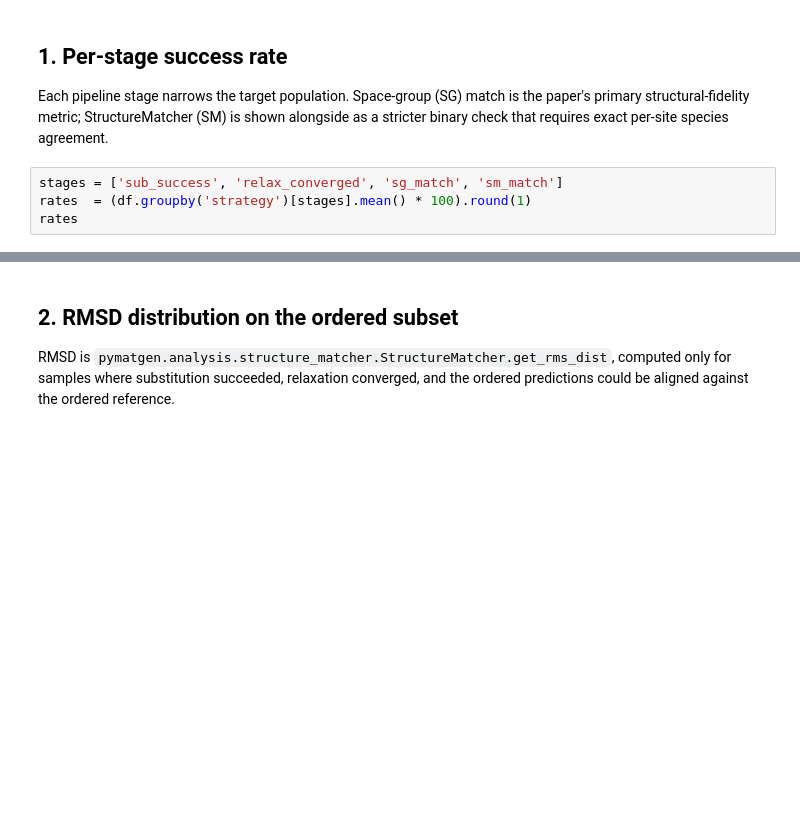
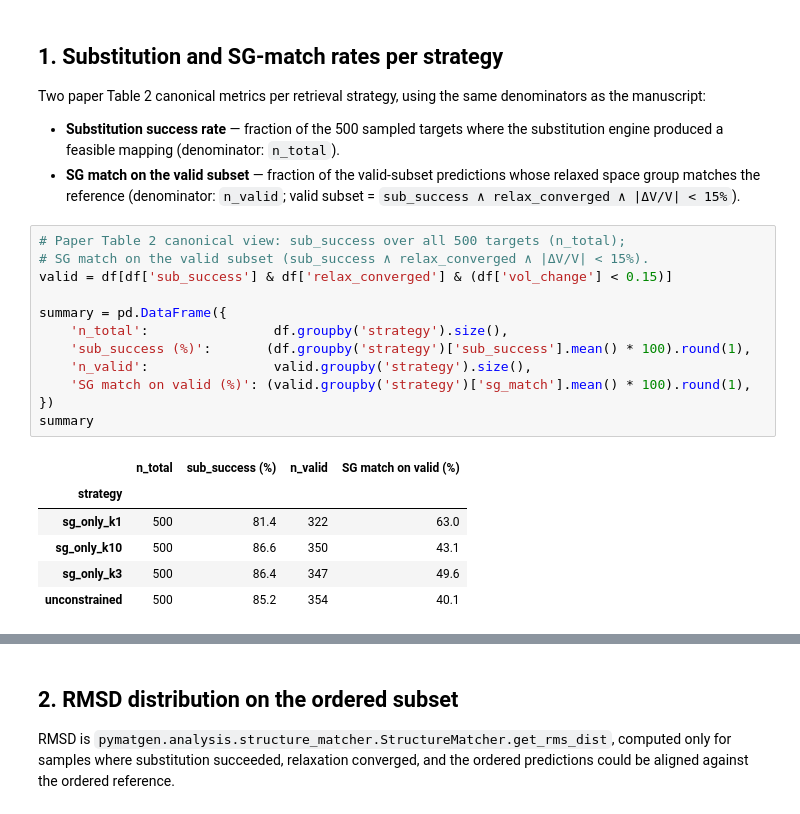
Before and after one commit to yjwu-sci/csp-workflow-mp, a Jupyter notebook: notebooks/02_visualise_predictions.ipynb, the cells around one changed output, grey strips where cells are left out. Cells and saved outputs as stored; diff of their text form; blank space fills up the shorter version.

```diff
--- a/notebooks/02_visualise_predictions.ipynb
+++ b/notebooks/02_visualise_predictions.ipynb
@@ -26,10 +34,28 @@ df.head()
 # %% [markdown]
-## 1. Per-stage success rate
+## 1. Substitution and SG-match rates per strategy
 
-Each pipeline stage narrows the target population. Space-group (SG) match is the paper's primary structural-fidelity metric; StructureMatcher (SM) is shown alongside as a stricter binary check that requires exact per-site species agreement.
+Two paper Table 2 canonical metrics per retrieval strategy, using the same denominators as the manuscript:
+
+- **Substitution success rate** — fraction of the 500 sampled targets where the substitution engine produced a feasible mapping (denominator: `n_total`).
+- **SG match on the valid subset** — fraction of the valid-subset predictions whose relaxed space group matches the reference (denominator: `n_valid`; valid subset = `sub_success ∧ relax_converged ∧ |ΔV/V| < 15%`).
 # %%
-stages = ['sub_success', 'relax_converged', 'sg_match', 'sm_match']
-rates  = (df.groupby('strategy')[stages].mean() * 100).round(1)
-rates
+# Paper Table 2 canonical view: sub_success over all 500 targets (n_total);
+# SG match on the valid subset (sub_success ∧ relax_converged ∧ |ΔV/V| < 15%).
+valid = df[df['sub_success'] & df['relax_converged'] & (df['vol_change'] < 0.15)]
+
+summary = pd.DataFrame({
+    'n_total':                df.groupby('strategy').size(),
+    'sub_success (%)':       (df.groupby('strategy')['sub_success'].mean() * 100).round(1),
+    'n_valid':                valid.groupby('strategy').size(),
+    'SG match on valid (%)': (valid.groupby('strategy')['sg_match'].mean() * 100).round(1),
+})
+summary
+# %% [output]
+|  | n_total | sub_success (%) | n_valid | SG match on valid (%) |
+| strategy |  |  |  |  |
+| sg_only_k1 | 500 | 81.4 | 322 | 63.0 |
+| sg_only_k10 | 500 | 86.6 | 350 | 43.1 |
+| sg_only_k3 | 500 | 86.4 | 347 | 49.6 |
+| unconstrained | 500 | 85.2 | 354 | 40.1 |
 # %%
 fig, ax = plt.subplots(figsize=(8, 4.5))
```
Also changed, not shown: parts of 9 cells of this notebook, 9 other files.
